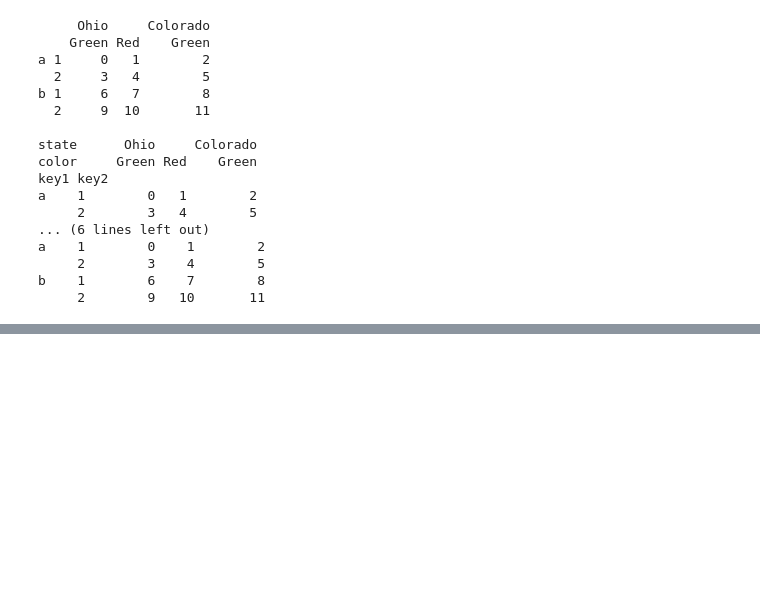
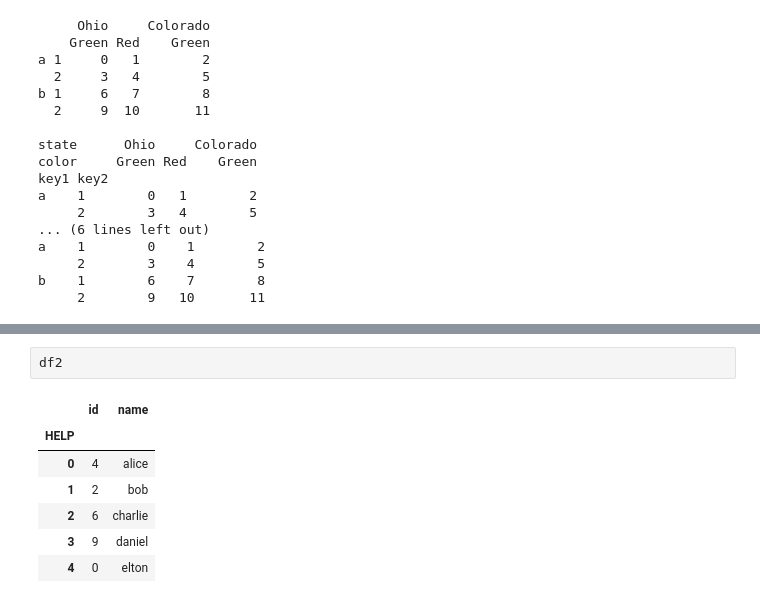
Before and after one commit to sylvainshan/Applied-Data-Analysis, a Jupyter notebook: Exercises/01 - Handling data/pd_tests.ipynb, the cells around one changed output, grey strips where cells are left out. Cells and saved outputs as stored; diff of their text form; blank space fills up the shorter version.

```diff
--- a/Exercises/01 - Handling data/pd_tests.ipynb
+++ b/Exercises/01 - Handling data/pd_tests.ipynb
@@ -263,0 +281,10 @@ b    1        6    7        8
+# %%
+df2
+# %% [output]
+|  | id | name |
+| HELP |  |  |
+| 0 | 4 | alice |
+| 1 | 2 | bob |
+| 2 | 6 | charlie |
+| 3 | 9 | daniel |
+| 4 | 0 | elton |
```
Also changed, not shown: parts of 6 cells of this notebook, 4 other files.
